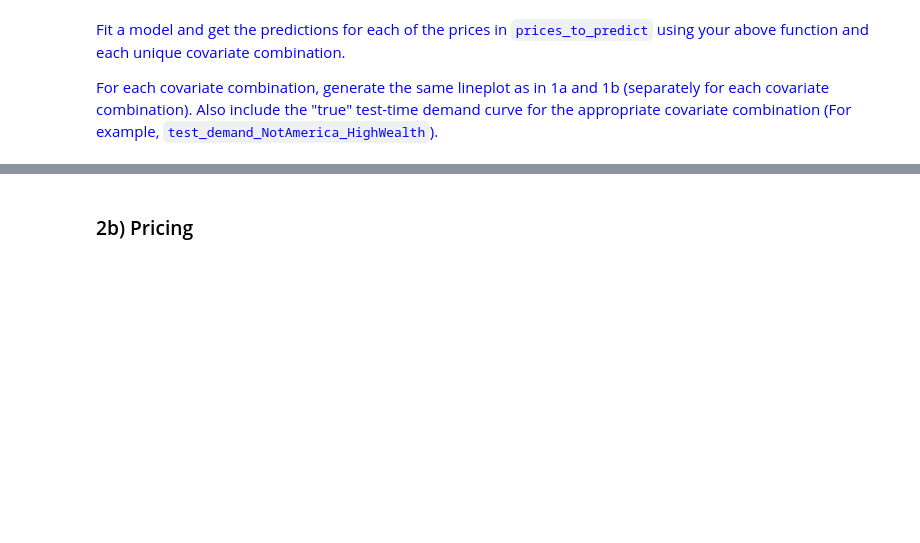
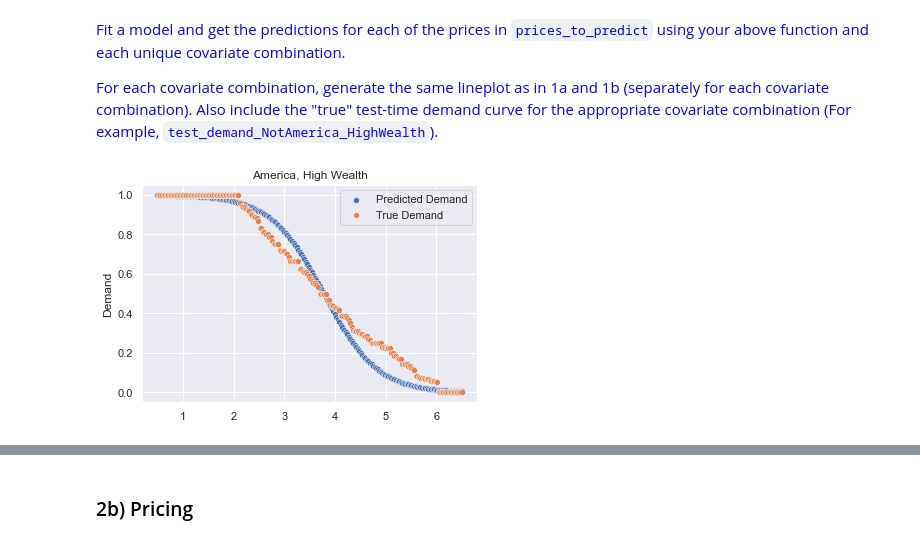
Before and after one commit to martinsun0/People-Data-Systems, a Jupyter notebook: HW3/HW3_assignment.ipynb, the cells around one changed output, grey strips where cells are left out. Drawn from its saved outputs; the diff is of its cells as text; code cells hidden in the pictures; blank space fills up the shorter version.

```diff
--- a/HW3/HW3_assignment.ipynb
+++ b/HW3/HW3_assignment.ipynb
@@ -257,2 +287,11 @@ def fit_logistic_regression_demand_with_covariates(df):
+# %%
+def fit_logistic_regression_demand_with_covariates(df):
+    X = df.drop('Purchased', axis=1)
+    Y = df['Purchased']
+    model = LogisticRegression()
+    model.fit(X,Y)
+    return model
+
+cov_model = fit_logistic_regression_demand_with_covariates(df_train_2)
 # %% [markdown]
 <font color='blue'> Fill in the below function, that takes in a single price, covariates, and your trained model, and outputs the prediction for the demand $d(p)$ at that price. For example, one of the covariate inputs to the function can be `['NotAmerica', 'LowWealth']`.
@@ -262,9 +298,38 @@ def get_prediction_logistic(fitted_model, price, covariates):
+# %%
+def get_prediction_logistic_covariates(fitted_model, price, covariates):
+    input = np.zeros(3)
+    input[0] = price
+
+    if 'America' in covariates:
+        input[2] = 1
+    if 'HighWealth' in covariates:
+        input[1] = 1
+
+    return fitted_model.predict_proba(input.reshape(1,-1))[0,1]
 # %%
-test_demand_curve_America_HighWealth = pd.read_csv('test_demand_America_HighWealth.csv')
-test_demand_curve_NotAmerica_HighWealth = pd.read_csv('test_demand_NotAmerica_HighWealth.csv')
-test_demand_curve_America_LowWealth = pd.read_csv('test_demand_America_LowWealth.csv')
-test_demand_curve_NotAmerica_LowWealth = pd.read_csv('test_demand_NotAmerica_LowWealth.csv')
+test_demand_curve_America_HighWealth = pd.read_csv('test_demand_America_HighWealth2.csv')
+test_demand_curve_NotAmerica_HighWealth = pd.read_csv('test_demand_NotAmerica_HighWealth2.csv')
+test_demand_curve_America_LowWealth = pd.read_csv('test_demand_America_LowWealth2.csv')
+test_demand_curve_NotAmerica_LowWealth = pd.read_csv('test_demand_NotAmerica_LowWealth2.csv')
+
+true_America_HighWealth = get_matched_demand_vector(test_demand_curve_America_HighWealth, prices_to_predict)
+true_NotAmerica_HighWealth = get_matched_demand_vector(test_demand_curve_NotAmerica_HighWealth, prices_to_predict)
+true_America_LowWealth = get_matched_demand_vector(test_demand_curve_America_LowWealth, prices_to_predict)
+true_NotAmerica_LowWealth = get_matched_demand_vector(test_demand_curve_NotAmerica_LowWealth, prices_to_predict)
 # %% [markdown]
 <font color='blue'> Fit a model and get the predictions for each of the prices in `prices_to_predict` using your above function and each unique covariate combination.
 
 <font color='blue'> For each covariate combination, generate the same lineplot as in 1a and 1b (separately for each covariate combination). Also include the "true" test-time demand curve for the appropriate covariate combination (For example, `test_demand_NotAmerica_HighWealth`).
+# %%
+pred_America_HighWealth = [get_prediction_logistic_covariates(cov_model, a, ['America','HighWealth']) for a in prices_to_predict]
+pred_NotAmerica_HighWealth = [get_prediction_logistic_covariates(cov_model, a, ['NotAmerica','HighWealth']) for a in prices_to_predict]
+pred_America_LowWealth = [get_prediction_logistic_covariates(cov_model, a, ['America','LowWealth']) for a in prices_to_predict]
+pred_NotAmerica_LowWealth = [get_prediction_logistic_covariates(cov_model, a, ['NotAmerica','LowWealth']) for a in prices_to_predict]
+# %%
+sns.scatterplot(prices_to_predict,pred_America_HighWealth)
+sns.scatterplot(prices_to_predict,true_America_HighWealth)
+plt.ylabel('Demand')
+plt.legend(['Predicted Demand','True Demand'])
+plt.title('America, High Wealth');
+# %% [output]
+[figure, added]
```
Also changed, not shown: parts of 45 cells of this notebook, 5 other files.
